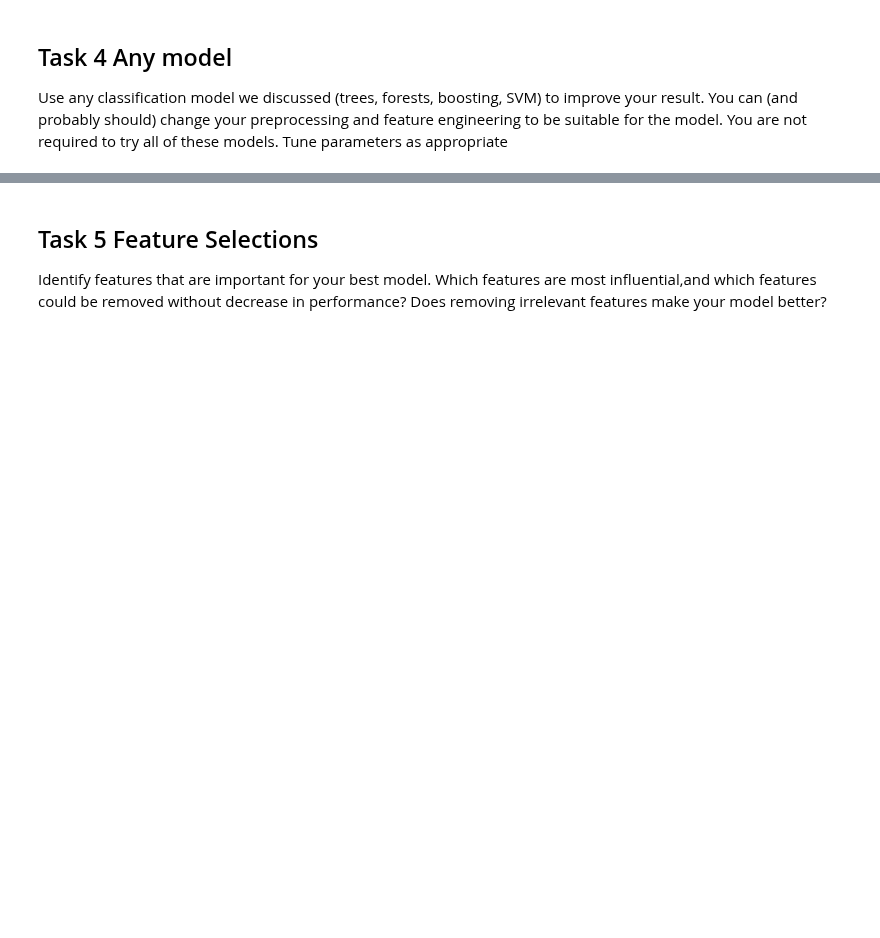
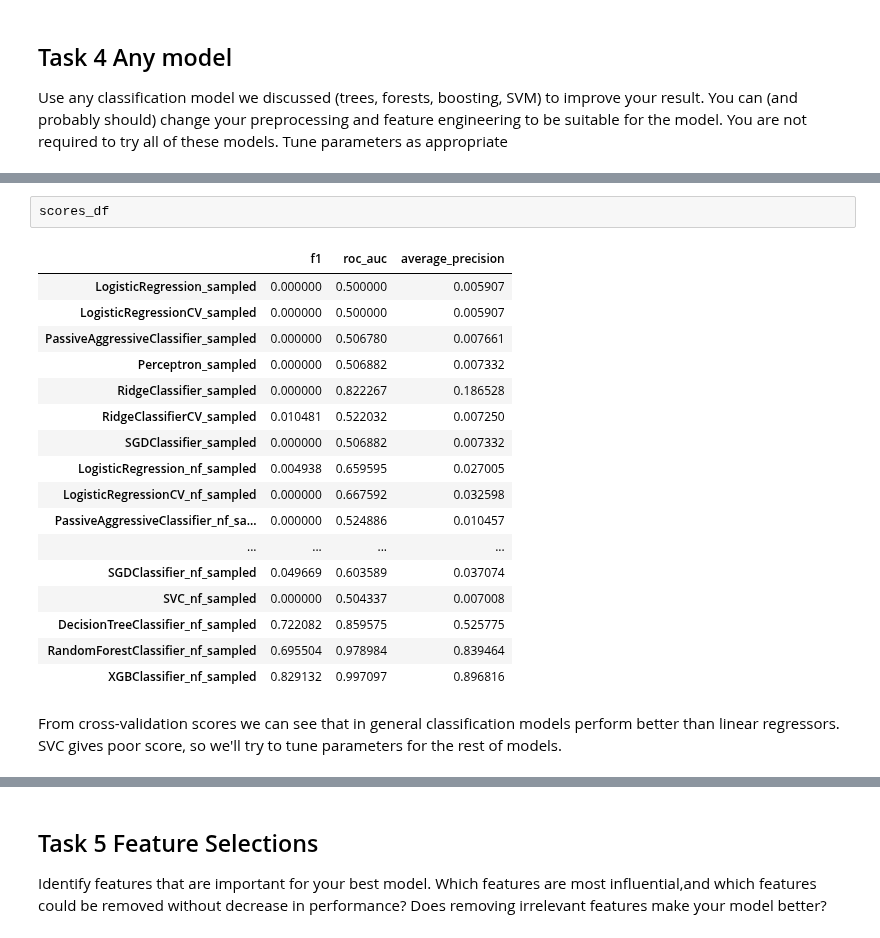
Before and after one commit to sashaaKr/master-of-science, a Jupyter notebook: semester_2/Advanced_Topics_in_Machine_Learning/assignment_2/Advanced Machine Learning - HW #2.ipynb, the cells around one changed output, grey strips where cells are left out. Cells and saved outputs as stored; diff of their text form; blank space fills up the shorter version.

```diff
--- a/semester_2/Advanced_Topics_in_Machine_Learning/assignment_2/Advanced Machine Learning - HW #2.ipynb
+++ b/semester_2/Advanced_Topics_in_Machine_Learning/assignment_2/Advanced Machine Learning - HW #2.ipynb
@@ -718,0 +756,23 @@ Use any classification model we discussed (trees, forests, boosting, SVM) to imp
+# %%
+scores_df
+# %% [output]
+|  | f1 | roc_auc | average_precision |
+| LogisticRegression_sampled | 0.000000 | 0.500000 | 0.005907 |
+| LogisticRegressionCV_sampled | 0.000000 | 0.500000 | 0.005907 |
+| PassiveAggressiveClassifier_sampled | 0.000000 | 0.506780 | 0.007661 |
+| Perceptron_sampled | 0.000000 | 0.506882 | 0.007332 |
+| RidgeClassifier_sampled | 0.000000 | 0.822267 | 0.186528 |
+| RidgeClassifierCV_sampled | 0.010481 | 0.522032 | 0.007250 |
+| SGDClassifier_sampled | 0.000000 | 0.506882 | 0.007332 |
+| LogisticRegression_nf_sampled | 0.004938 | 0.659595 | 0.027005 |
+| LogisticRegressionCV_nf_sampled | 0.000000 | 0.667592 | 0.032598 |
+| PassiveAggressiveClassifier_nf_sa... | 0.000000 | 0.524886 | 0.010457 |
+| ... | ... | ... | ... |
+| SGDClassifier_nf_sampled | 0.049669 | 0.603589 | 0.037074 |
+| SVC_nf_sampled | 0.000000 | 0.504337 | 0.007008 |
+| DecisionTreeClassifier_nf_sampled | 0.722082 | 0.859575 | 0.525775 |
+| RandomForestClassifier_nf_sampled | 0.695504 | 0.978984 | 0.839464 |
+| XGBClassifier_nf_sampled | 0.829132 | 0.997097 | 0.896816 |
+# %% [markdown]
+From cross-validation scores we can see that in general classification models perform better than linear regressors.
+SVC gives poor score, so we'll try to tune parameters for the rest of models.
```
Also changed, not shown: parts of 41 cells of this notebook.
